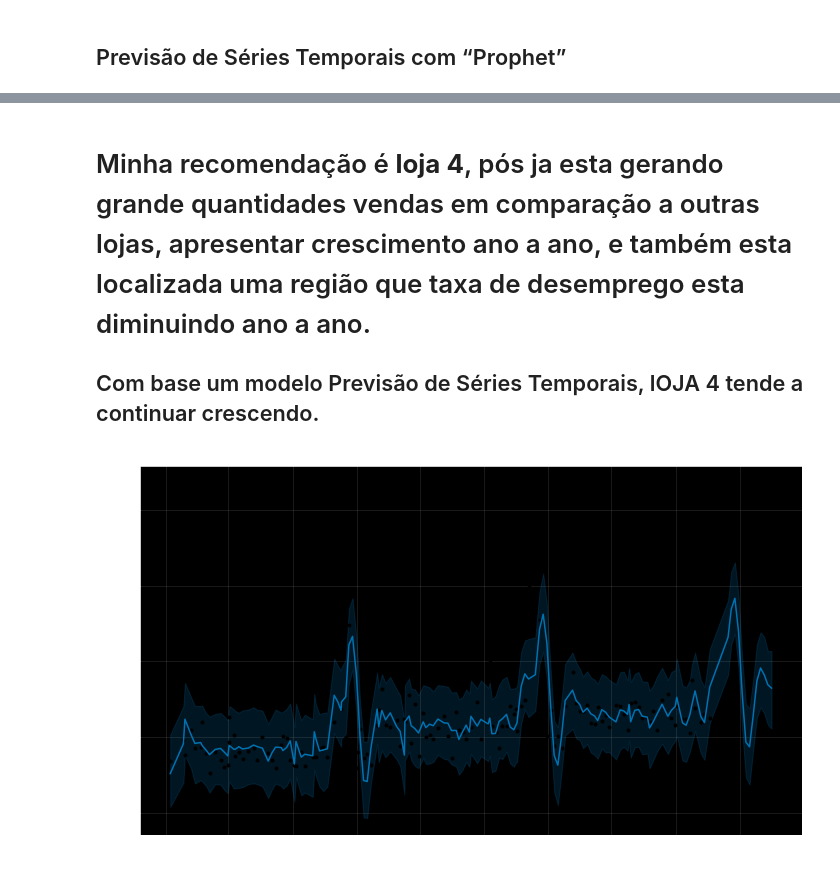
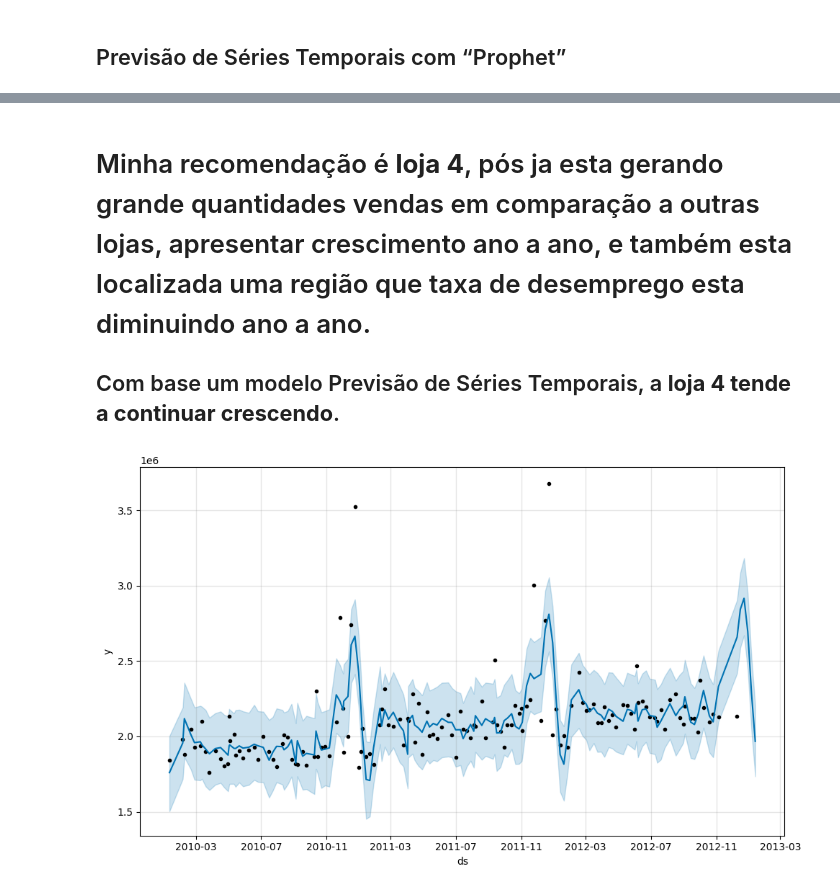
Before and after one commit to MatheusHavoc/walmart, a Jupyter notebook: walmart24(1).ipynb, the cells around one changed output, grey strips where cells are left out. Saved outputs shown, nothing was run; the diff lists cells and outputs as text; code cells hidden in the pictures.

```diff
--- a/walmart24(1).ipynb
+++ b/walmart24(1).ipynb
@@ -339,7 +341,7 @@ INFO:cmdstanpy:Chain [1] done processing
 # %%
 # Criando dataframe com os períodos futuros para as previsões
 st_futuro = modelo.make_future_dataframe(
-    periods= 12,
+    periods= 5,
     freq = 'w',
     include_history = True
 
@@ -350,10 +352,11 @@ previsao_Prophet = modelo.predict(st_futuro)
 # %% [markdown]
 # Minha recomendação é **loja 4**, pós ja esta gerando grande quantidades vendas  em comparação a outras lojas, apresentar crescimento ano a ano, e também esta localizada uma região que taxa de desemprego esta diminuindo ano  a ano.
 
-## Com base um modelo Previsão de Séries Temporais, lOJA 4 tende a continuar crescendo.
+## Com base um modelo Previsão de Séries Temporais, a **loja 4 tende a continuar crescendo**.
 # %%
 # Fazendo grafico da previsao
+plt.style.use('default')
 grafico_previsao_Prophet = modelo.plot(previsao_Prophet)
 grafico_previsao_Prophet.show()
 # %% [output]
-[figure, old version]
+[figure, new version]
```
Also changed, not shown: parts of 10 cells of this notebook.
